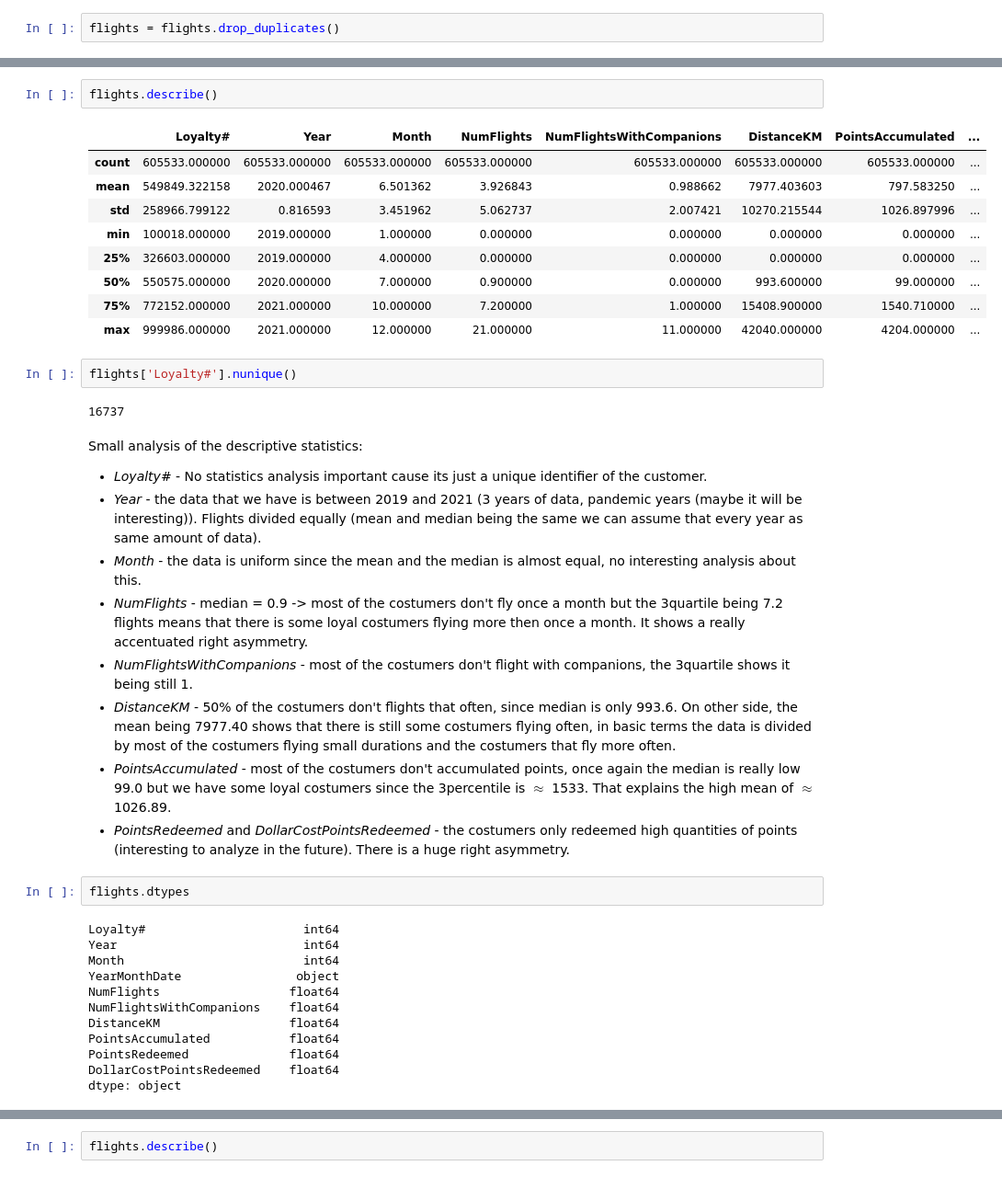
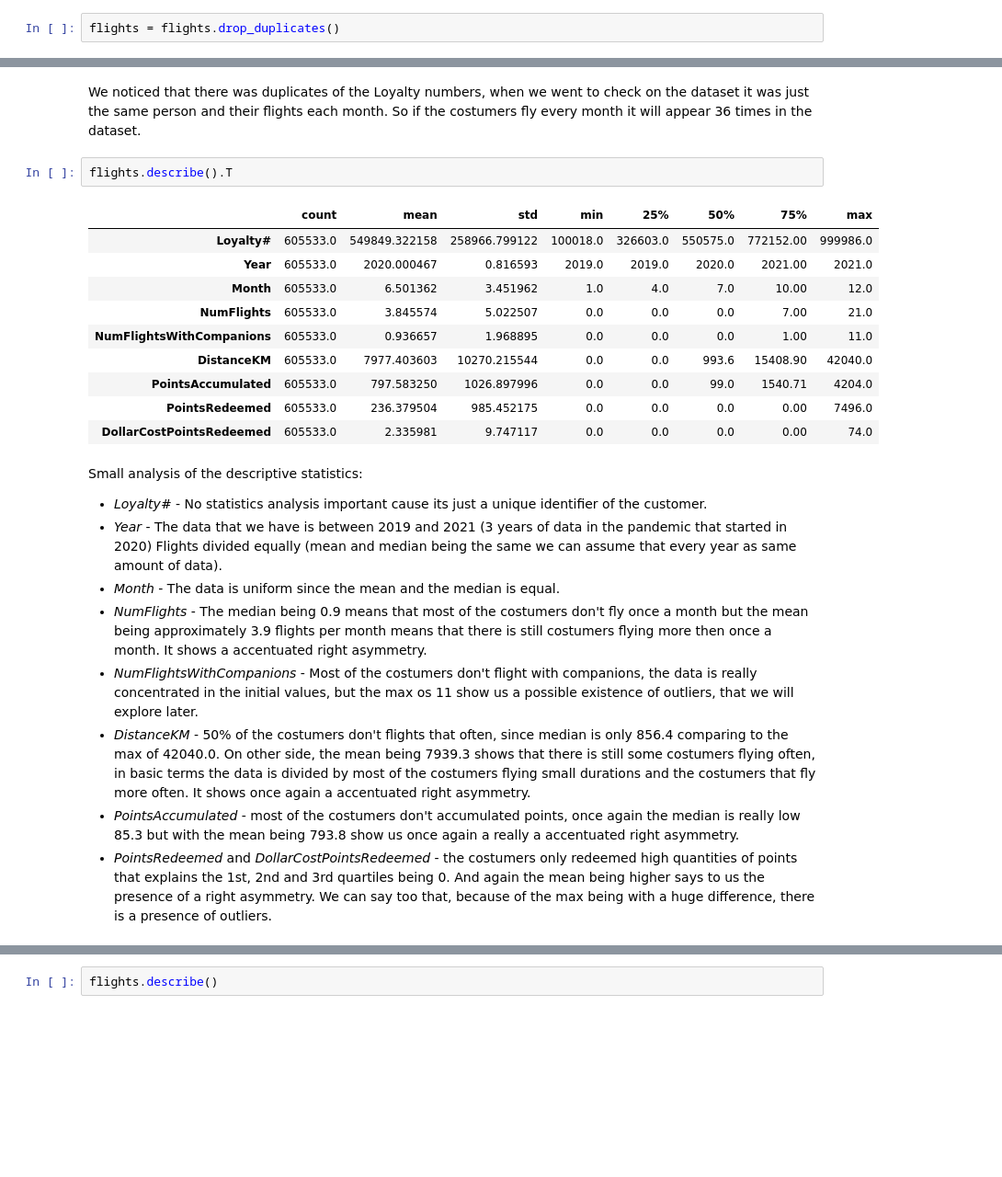
Before and after one commit to catamina07/datamining-group, a Jupyter notebook: projeto/projeto_total.ipynb, the cells around one changed output, grey strips where cells are left out. Shown at 92% size. Cells and saved outputs as stored; diff of their text form; blank space fills up the shorter version.

Commit message:
flights : adding analyses comments, add histograms of all the numerical variables too and i organize it bettter

```diff
--- a/projeto/projeto_total.ipynb
+++ b/projeto/projeto_total.ipynb
@@ -408,40 +566,25 @@ flights.duplicated().sum()
+# %% [markdown]
+We noticed that there was duplicates of the Loyalty numbers, when we went to check on the dataset it was just the same person and their flights each month. So if the costumers fly every month it will appear 36 times in the dataset.
 # %%
-flights.describe()
+flights.describe().T
 # %% [output]
-|  | Loyalty# | Year | Month | NumFlights | NumFlightsWithCompanions | DistanceKM | PointsAccumulated | ... |
-| count | 605533.000000 | 605533.000000 | 605533.000000 | 605533.000000 | 605533.000000 | 605533.000000 | 605533.000000 | ... |
-| mean | 549849.322158 | 2020.000467 | 6.501362 | 3.926843 | 0.988662 | 7977.403603 | 797.583250 | ... |
-| std | 258966.799122 | 0.816593 | 3.451962 | 5.062737 | 2.007421 | 10270.215544 | 1026.897996 | ... |
-| min | 100018.000000 | 2019.000000 | 1.000000 | 0.000000 | 0.000000 | 0.000000 | 0.000000 | ... |
-| 25% | 326603.000000 | 2019.000000 | 4.000000 | 0.000000 | 0.000000 | 0.000000 | 0.000000 | ... |
-| 50% | 550575.000000 | 2020.000000 | 7.000000 | 0.900000 | 0.000000 | 993.600000 | 99.000000 | ... |
-| 75% | 772152.000000 | 2021.000000 | 10.000000 | 7.200000 | 1.000000 | 15408.900000 | 1540.710000 | ... |
-| max | 999986.000000 | 2021.000000 | 12.000000 | 21.000000 | 11.000000 | 42040.000000 | 4204.000000 | ... |
+|  | count | mean | std | min | 25% | 50% | 75% | max |
+| Loyalty# | 605533.0 | 549849.322158 | 258966.799122 | 100018.0 | 326603.0 | 550575.0 | 772152.00 | 999986.0 |
+| Year | 605533.0 | 2020.000467 | 0.816593 | 2019.0 | 2019.0 | 2020.0 | 2021.00 | 2021.0 |
+| Month | 605533.0 | 6.501362 | 3.451962 | 1.0 | 4.0 | 7.0 | 10.00 | 12.0 |
+| NumFlights | 605533.0 | 3.845574 | 5.022507 | 0.0 | 0.0 | 0.0 | 7.00 | 21.0 |
+| NumFlightsWithCompanions | 605533.0 | 0.936657 | 1.968895 | 0.0 | 0.0 | 0.0 | 1.00 | 11.0 |
+| DistanceKM | 605533.0 | 7977.403603 | 10270.215544 | 0.0 | 0.0 | 993.6 | 15408.90 | 42040.0 |
+| PointsAccumulated | 605533.0 | 797.583250 | 1026.897996 | 0.0 | 0.0 | 99.0 | 1540.71 | 4204.0 |
+| PointsRedeemed | 605533.0 | 236.379504 | 985.452175 | 0.0 | 0.0 | 0.0 | 0.00 | 7496.0 |
+| DollarCostPointsRedeemed | 605533.0 | 2.335981 | 9.747117 | 0.0 | 0.0 | 0.0 | 0.00 | 74.0 |
-# %%
-flights['Loyalty#'].nunique()
-# %% [output]
-16737
 # %% [markdown]
 Small analysis of the descriptive statistics:
 - *Loyalty#* - No statistics analysis important cause its just a unique identifier of the customer.
-- *Year* - the data that we have is between 2019 and 2021 (3 years of data, pandemic years (maybe it will be interesting)). Flights divided equally (mean and median being the same we can assume that every year as same amount of data).
-- *Month* - the data is uniform since the mean and the median is almost equal, no interesting analysis about this.
-- *NumFlights* - median = 0.9 -> most of the costumers don't fly once a month but the 3quartile  being 7.2 flights means that there is some loyal costumers flying more then once a month. It shows a really accentuated right asymmetry.
-- *NumFlightsWithCompanions* - most of the costumers don't flight with companions, the 3quartile shows it being still 1.
-- *DistanceKM* - 50% of the costumers don't flights that often, since median is only 993.6. On other side, the mean being 7977.40 shows that there is still some costumers flying often, in basic terms the data is divided by most of the costumers flying small durations and the costumers that fly more often.
-- *PointsAccumulated* - most of the costumers don't accumulated points, once again the median is really low 99.0 but we have some loyal costumers since the 3percentile is $\approx$ 1533. That explains the high mean of $\approx$ 1026.89.
-- *PointsRedeemed* and *DollarCostPointsRedeemed* - the costumers only redeemed high quantities of points (interesting to analyze in the future). There is a huge right asymmetry.
+- *Year* - The data that we have is between 2019 and 2021 (3 years of data in the pandemic that started in 2020) Flights divided equally (mean and median being the same we can assume that every year as same amount of data).
+- *Month* - The data is uniform since the mean and the median is equal.
+- *NumFlights* - The median being 0.9 means that most of the costumers don't fly once a month but the mean being approximately 3.9 flights per month means that there is still costumers flying more then once a month. It shows a accentuated right asymmetry.
+- *NumFlightsWithCompanions* - Most of the costumers don't flight with companions, the data is really concentrated in the initial values, but the max os 11 show us a possible existence of outliers, that we will explore later.
+- *DistanceKM* - 50% of the costumers don't flights that often, since median is only 856.4 comparing to the max of 42040.0. On other side, the mean being 7939.3 shows that there is still some costumers flying often, in basic terms the data is divided by most of the costumers flying small durations and the costumers that fly more often. It shows once again a accentuated right asymmetry.
+- *PointsAccumulated* - most of the costumers don't accumulated points, once again the median is really low 85.3 but with the mean being 793.8 show us once again a really a accentuated right asymmetry.
+- *PointsRedeemed* and *DollarCostPointsRedeemed* - the costumers only redeemed high quantities of points that explains the 1st, 2nd and 3rd quartiles being 0. And again the mean being higher says to us the presence of a right asymmetry. We can say too that, because of the max being with a huge difference, there is a presence of outliers.
-# %%
-flights.dtypes
-# %% [output]
-Loyalty#                      int64
-Year                          int64
-Month                         int64
-YearMonthDate                object
-NumFlights                  float64
-NumFlightsWithCompanions    float64
-DistanceKM                  float64
-PointsAccumulated           float64
-PointsRedeemed              float64
-DollarCostPointsRedeemed    float64
-dtype: object
```
Also changed, not shown: parts of 60 cells of this notebook.
